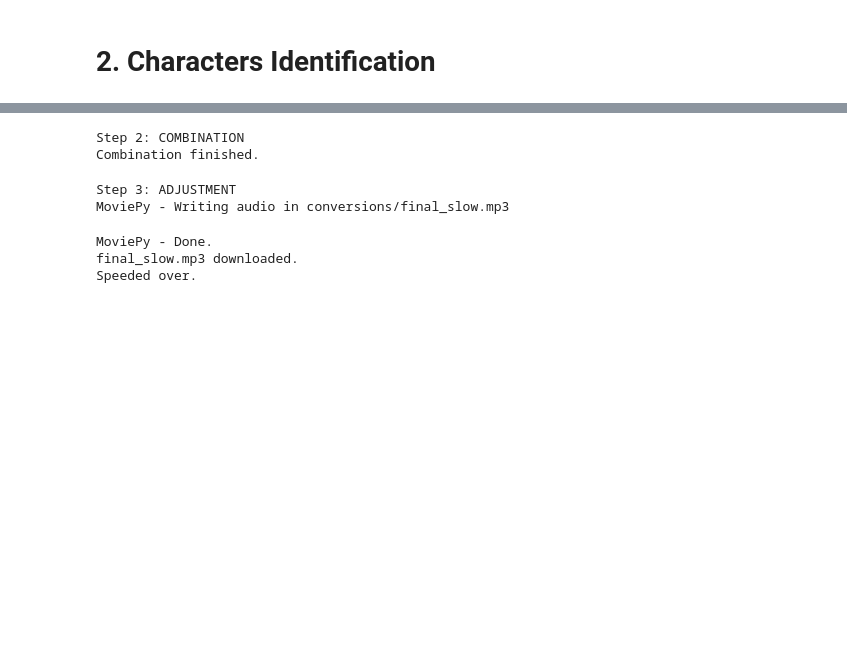
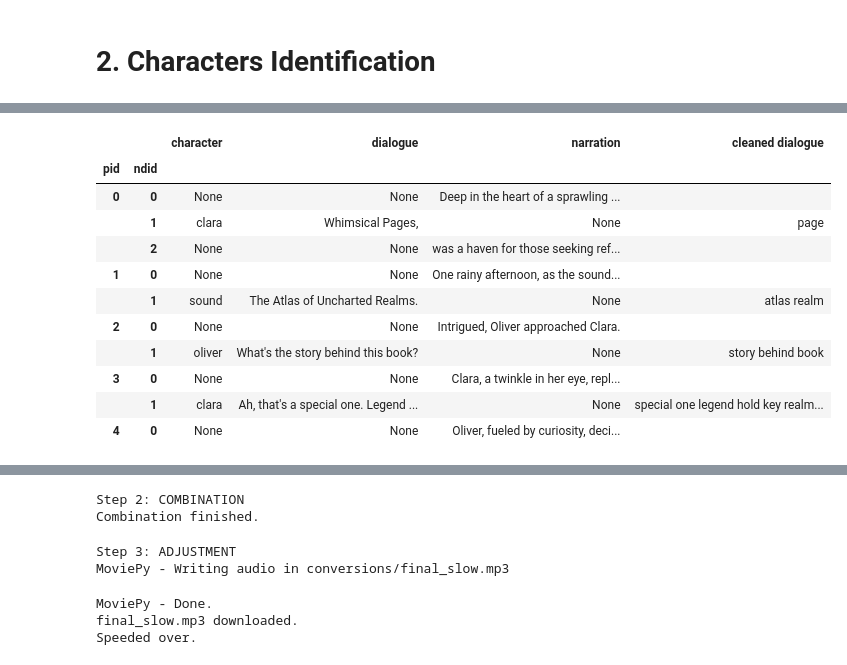
Before and after one commit to ArpanMahatra1999/AI-Storytelling, a Jupyter notebook: main.ipynb, the cells around one changed output, grey strips where cells are left out. Drawn from its saved outputs; the diff is of its cells as text; code cells hidden in the pictures; blank space fills up the shorter version.

```diff
--- a/main.ipynb
+++ b/main.ipynb
@@ -209,0 +256,47 @@ df_characters.head(10)
+# %%
+# function to remove punctuations
+def remove_punctuations(text):
+    text = re.sub(r'[^\w\s]', '', text)
+    return text
+# %%
+# function to check noun
+def is_noun(word):
+    synsets = wordnet.synsets(word)
+    for synset in synsets:
+        if synset.pos() == 'n':
+            return True
+    return False
+# %%
+# dialogue to cleaned dialogue
+def cleaned_dialogue(text):
+    if text is None:
+        return ''
+    contractionless_text = remove_contractions(text)
+    punctuationless_text = remove_punctuations(contractionless_text)
+    tokens = nltk.word_tokenize(punctuationless_text)
+    filtered_words = [token.lower() for token in tokens if token.lower() not in set_of_stopwords]
+    lemmatized_words = [lemma.lemmatize(word) for word in filtered_words]
+    words = [word for word in lemmatized_words if is_noun(word)]
+    return ' '.join(words)
+# %%
+# list of words for dialogue
+dialogue_list = []
+for dialogue in df_lines.dialogue:
+    dialogue_list.append(cleaned_dialogue(dialogue))
+df_lines['cleaned dialogue'] = dialogue_list
+# %%
+# top 10 rows
+df_lines.head(10)
+# %% [output]
+|  |  | character | dialogue | narration | cleaned dialogue |
+| pid | ndid |  |  |  |  |
+| 0 | 0 | None | None | Deep in the heart of a sprawling ... |  |
+|  | 1 | clara | Whimsical Pages, | None | page |
+|  | 2 | None | None | was a haven for those seeking ref... |  |
+| 1 | 0 | None | None | One rainy afternoon, as the sound... |  |
+|  | 1 | sound | The Atlas of Uncharted Realms. | None | atlas realm |
+| 2 | 0 | None | None | Intrigued, Oliver approached Clara. |  |
+|  | 1 | oliver | What's the story behind this book? | None | story behind book |
+| 3 | 0 | None | None | Clara, a twinkle in her eye, repl... |  |
+|  | 1 | clara | Ah, that's a special one. Legend ... | None | special one legend hold key realm... |
+| 4 | 0 | None | None | Oliver, fueled by curiosity, deci... |  |
```
Also changed, not shown: parts of 28 cells of this notebook, 4 other files.
